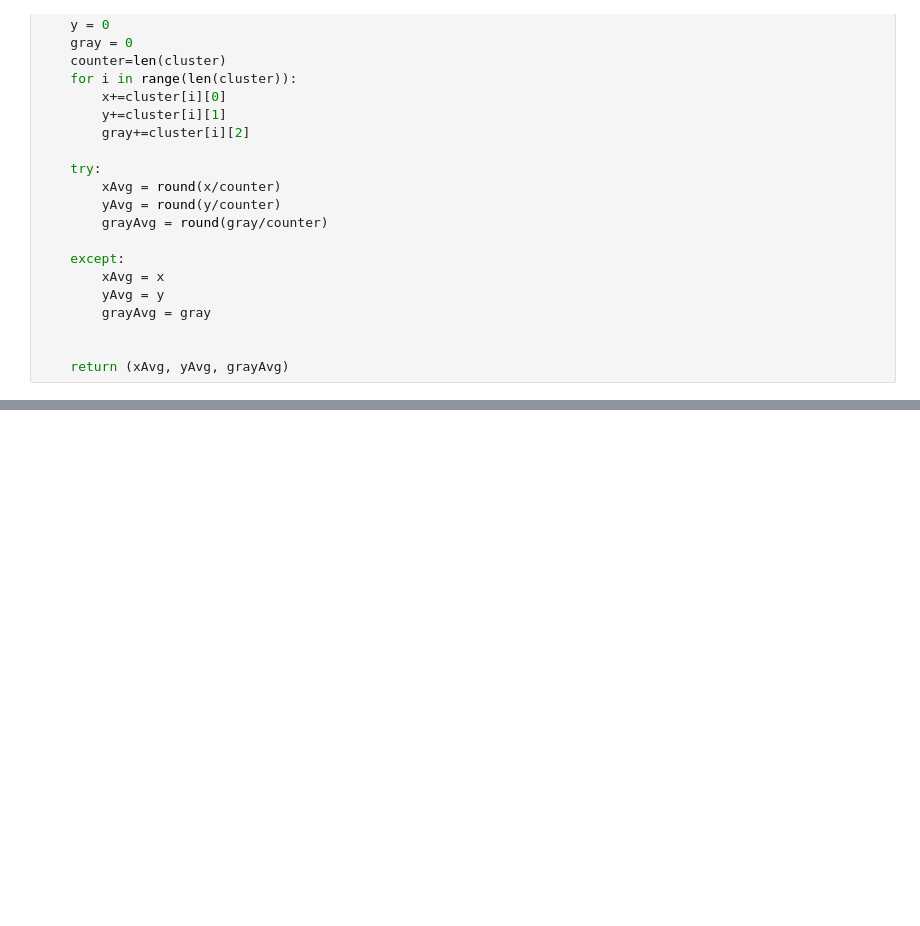
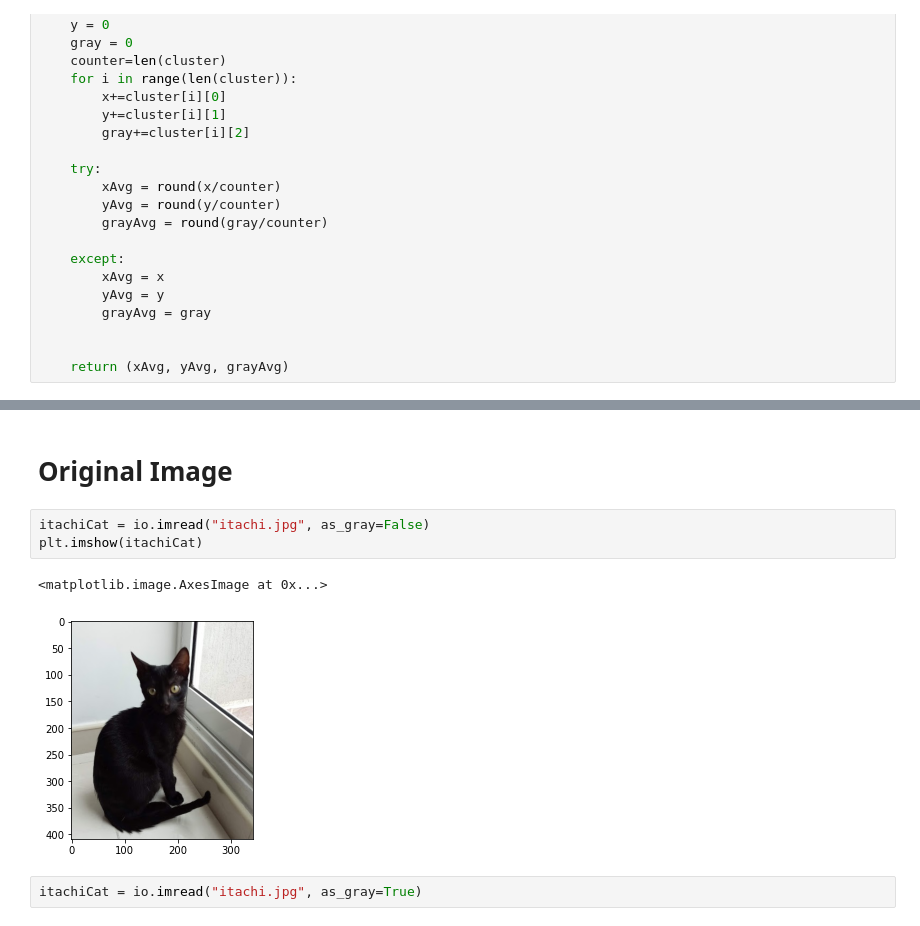
Before and after one commit to alezanper/kmeans-images, a Jupyter notebook: Untitled.ipynb, the cells around one changed output, grey strips where cells are left out. Saved outputs shown, nothing was run; the diff lists cells and outputs as text; blank space fills up the shorter version.

```diff
--- a/Untitled.ipynb
+++ b/Untitled.ipynb
@@ -126,3 +131,13 @@ def kmeans(image, numClusters, maxIterations, onlyGray):
         if (iteration >= maxIterations) : break
 
     return classification, initialCenters
+# %% [markdown]
+# Original Image
+# %%
+itachiCat = io.imread("itachi.jpg", as_gray=False)
+plt.imshow(itachiCat)
+# %% [output]
+<matplotlib.image.AxesImage at 0x...>
+[figure, added]
+# %%
+itachiCat = io.imread("itachi.jpg", as_gray=True)
```
Also changed, not shown: parts of 10 cells of this notebook, 2 other files.
